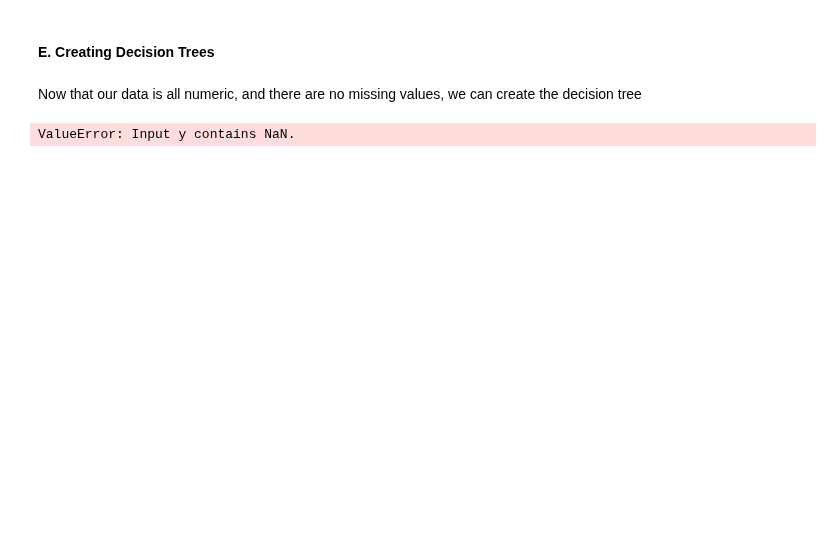
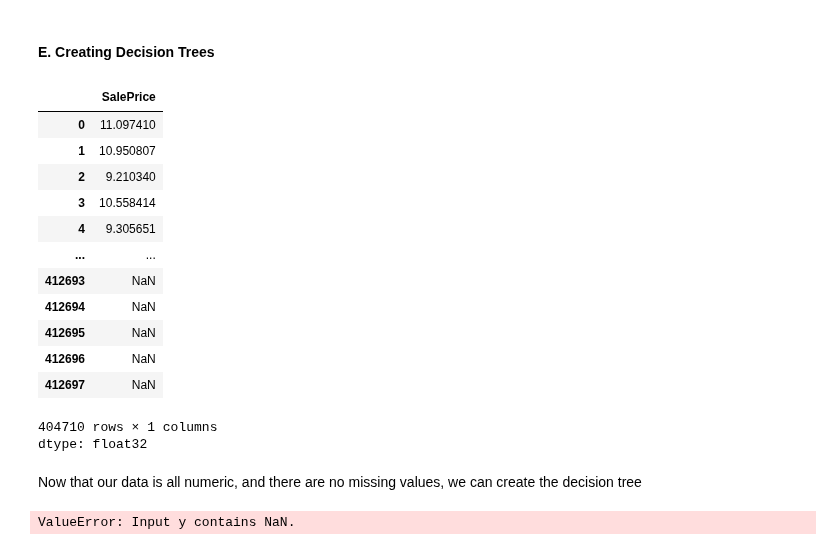
Before and after one commit to Firojpaudel/Machine-Learning-Notes, a Jupyter notebook: Practical Deep Learning For Coders/Chapter_9.ipynb, the cells around one changed output. Drawn from its saved outputs; the diff is of its cells as text; code cells hidden in the pictures; blank space fills up the shorter version.

```diff
--- a/Practical Deep Learning For Coders/Chapter_9.ipynb
+++ b/Practical Deep Learning For Coders/Chapter_9.ipynb
@@ -373,14 +354,31 @@ save_pickle('/content/dataset/tab_pandas.pkl', tabular_pandas)
 # %%
 #@ Loading
 
-tab_pandas = load_pickle('/content/dataset/tab_pandas.pkl')
+tabular_pandas = load_pickle('/content/dataset/tabular_pandas.pkl')
 # %% [markdown]
 #### E. Creating Decision Trees
 # %%
 #@ First we define the independent and dependent variables
 
-xs, y = tab_pandas.train.xs, tab_pandas.train.y
-valid_xs, valid_y = tab_pandas.valid.xs, tab_pandas.valid.y
+xs, y = tabular_pandas.train.xs, tabular_pandas.train.y
+valid_xs, valid_y = tabular_pandas.valid.xs, tabular_pandas.valid.y
+# %%
+y
+# %% [output]
+|  | SalePrice |
+| 0 | 11.097410 |
+| 1 | 10.950807 |
+| 2 | 9.210340 |
+| 3 | 10.558414 |
+| 4 | 9.305651 |
+| ... | ... |
+| 412693 | NaN |
+| 412694 | NaN |
+| 412695 | NaN |
+| 412696 | NaN |
+| 412697 | NaN |
+404710 rows × 1 columns
+dtype: float32
 # %% [markdown]
 Now that our data is all numeric, and there are no missing values, we can create the decision tree
 # %%
```
Also changed, not shown: parts of 10 cells of this notebook.
